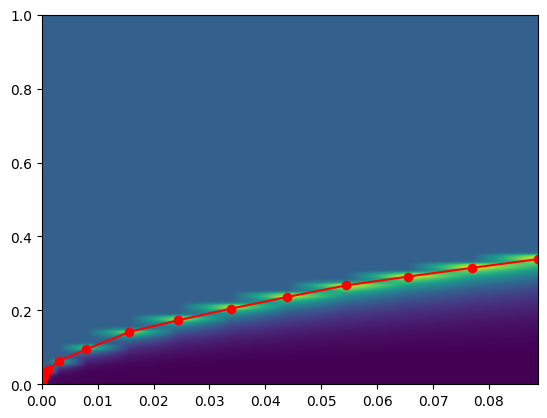
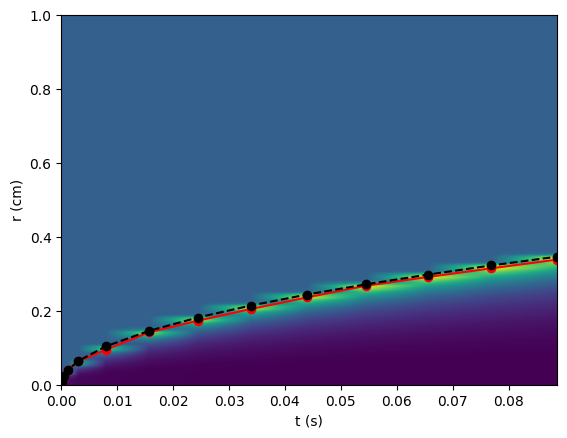
Code edit (unified diff) that turned the first committed figure into the second:
--- before
+++ after
@@ -1,2 +1,5 @@
 plt.imshow(q_interp.T, origin='lower', extent=[0, t_arr.max(), 0, r_arr.max()], aspect='auto')
 plt.plot(t_arr, rmax_arr, 'r-o')
+plt.plot(t_arr, r_analytical, 'k--o')
+plt.ylabel('r (cm)')
+plt.xlabel('t (s)')

Commit: Compare analytical theory with simulations